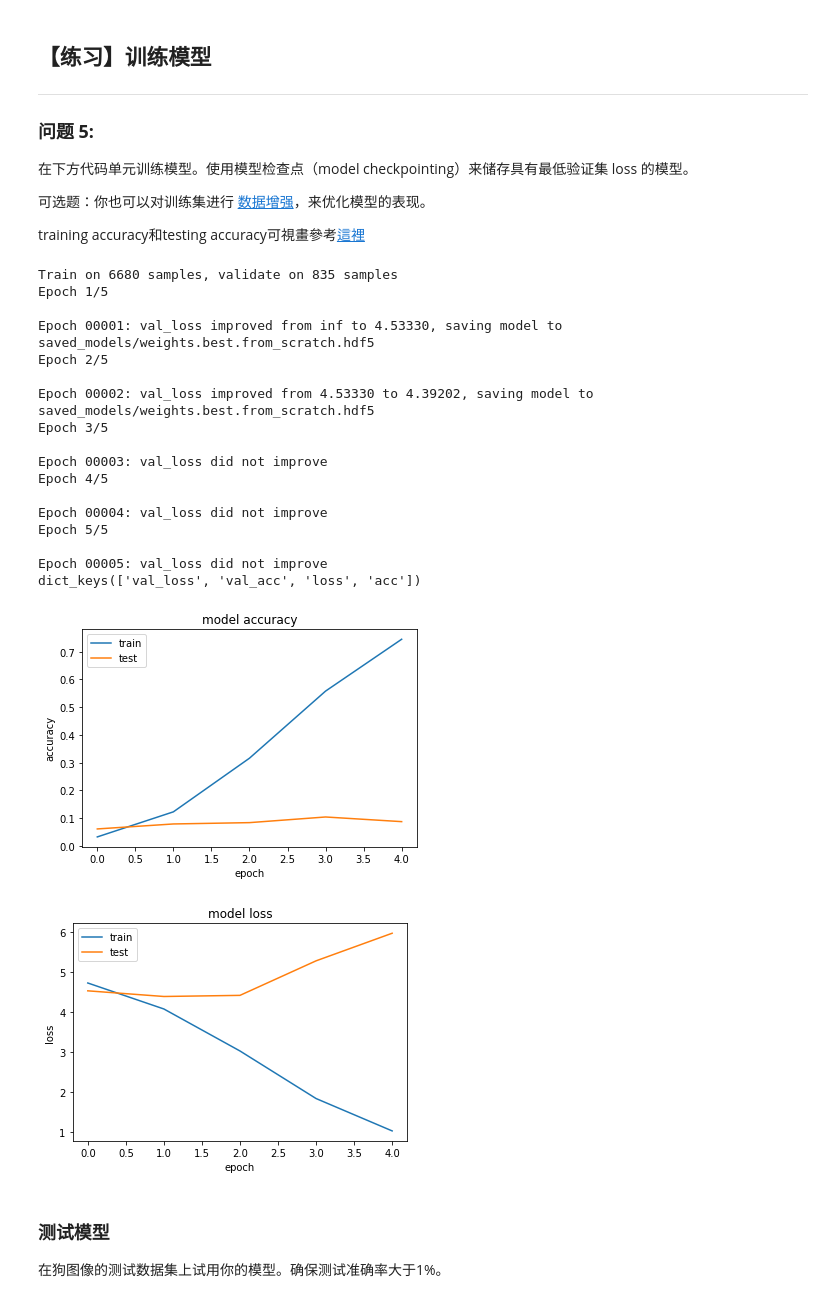
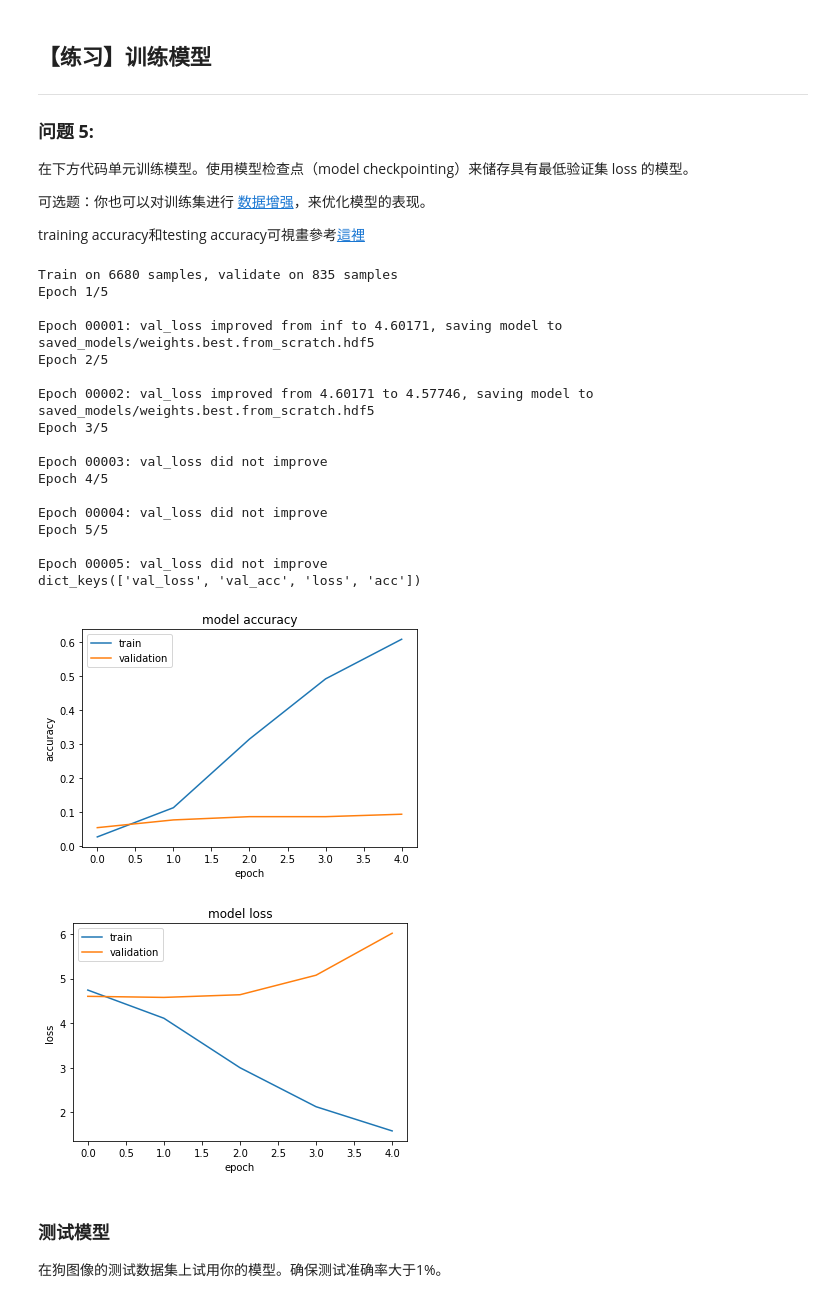
Before and after one commit to agassi4013/MLND_dog_project, a Jupyter notebook: dog_app.ipynb, the cells around one changed output. Drawn from its saved outputs; the diff is of its cells as text; code cells hidden in the pictures.

```diff
--- a/dog_app.ipynb
+++ b/dog_app.ipynb
@@ -481,39 +481,39 @@ print(history.history.keys())
 # summarize history for accuracy
 plt.plot(history.history['acc'])
 plt.plot(history.history['val_acc'])
 plt.title('model accuracy')
 plt.ylabel('accuracy')
 plt.xlabel('epoch')
-plt.legend(['train', 'test'], loc='upper left')
+plt.legend(['train', 'validation'], loc='upper left')
 plt.show()
 # summarize history for loss
 plt.plot(history.history['loss'])
 plt.plot(history.history['val_loss'])
 plt.title('model loss')
 plt.ylabel('loss')
 plt.xlabel('epoch')
-plt.legend(['train', 'test'], loc='upper left')
+plt.legend(['train', 'validation'], loc='upper left')
 plt.show()
 # %% [output]
 Train on 6680 samples, validate on 835 samples
 Epoch 1/5
 
-Epoch 00001: val_loss improved from inf to 4.53330, saving model to saved_models/weights.best.from_scratch.hdf5
+Epoch 00001: val_loss improved from inf to 4.60171, saving model to saved_models/weights.best.from_scratch.hdf5
 Epoch 2/5
 
-Epoch 00002: val_loss improved from 4.53330 to 4.39202, saving model to saved_models/weights.best.from_scratch.hdf5
+Epoch 00002: val_loss improved from 4.60171 to 4.57746, saving model to saved_models/weights.best.from_scratch.hdf5
 Epoch 3/5
 
 Epoch 00003: val_loss did not improve
 Epoch 4/5
 
 Epoch 00004: val_loss did not improve
 Epoch 5/5
 
 Epoch 00005: val_loss did not improve
 dict_keys(['val_loss', 'val_acc', 'loss', 'acc'])
-[figure, old version]
+[figure, new version]
-[figure, old version]
+[figure, new version]
 # %%
 ## 加载具有最好验证loss的模型
 
```
Also changed, not shown: parts of 6 cells of this notebook, 1 other file.
